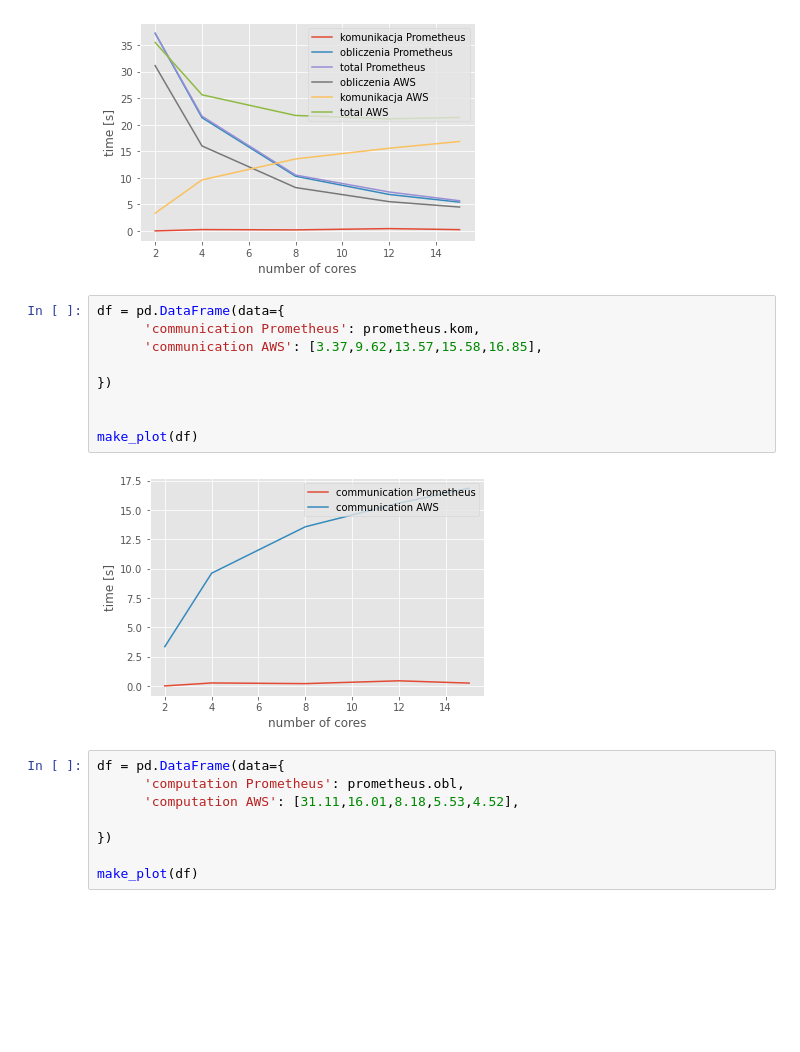
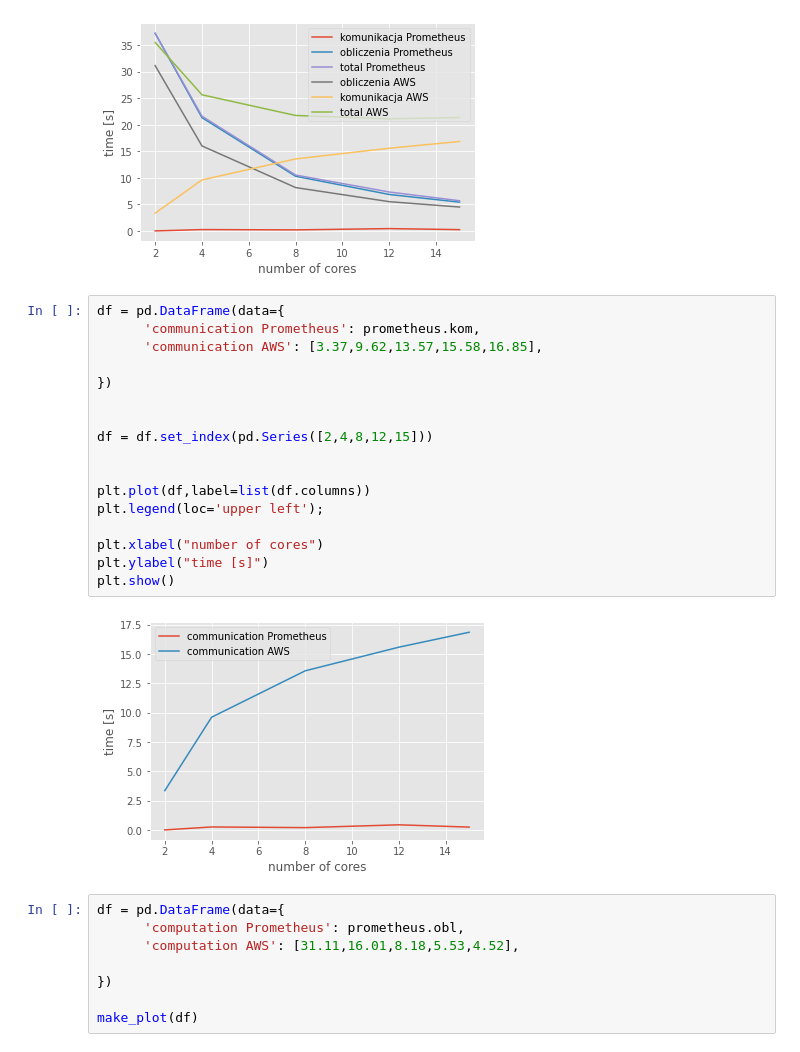
Before and after one commit to kamsza/running-mpi-inside-cluster-for-hpc, a Jupyter notebook: metrics.ipynb, the cells around one changed output. Cells and saved outputs as stored; diff of their text form; blank space fills up the shorter version.

```diff
--- a/metrics.ipynb
+++ b/metrics.ipynb
@@ -48,14 +48,22 @@ make_plot(df)
 # %%
 df = pd.DataFrame(data={
       'communication Prometheus': prometheus.kom,
       'communication AWS': [3.37,9.62,13.57,15.58,16.85],
 
 })
 
 
-make_plot(df)
+df = df.set_index(pd.Series([2,4,8,12,15]))
+
+
+plt.plot(df,label=list(df.columns))
+plt.legend(loc='upper left');
+
+plt.xlabel("number of cores")
+plt.ylabel("time [s]")
+plt.show()
 # %% [output]
-[figure, old version]
+[figure, new version]
 # %%
 df = pd.DataFrame(data={
       'computation Prometheus': prometheus.obl,
```
Also changed, not shown: parts of 3 cells of this notebook.
